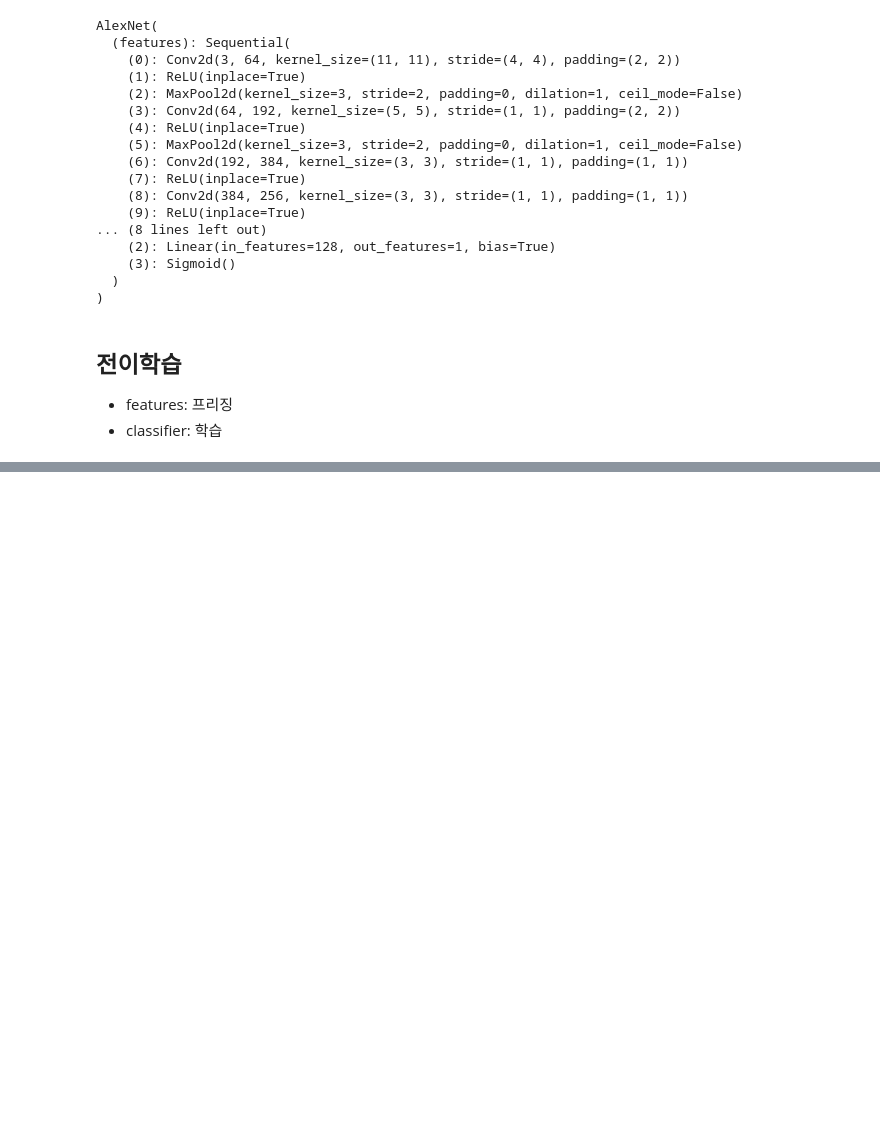
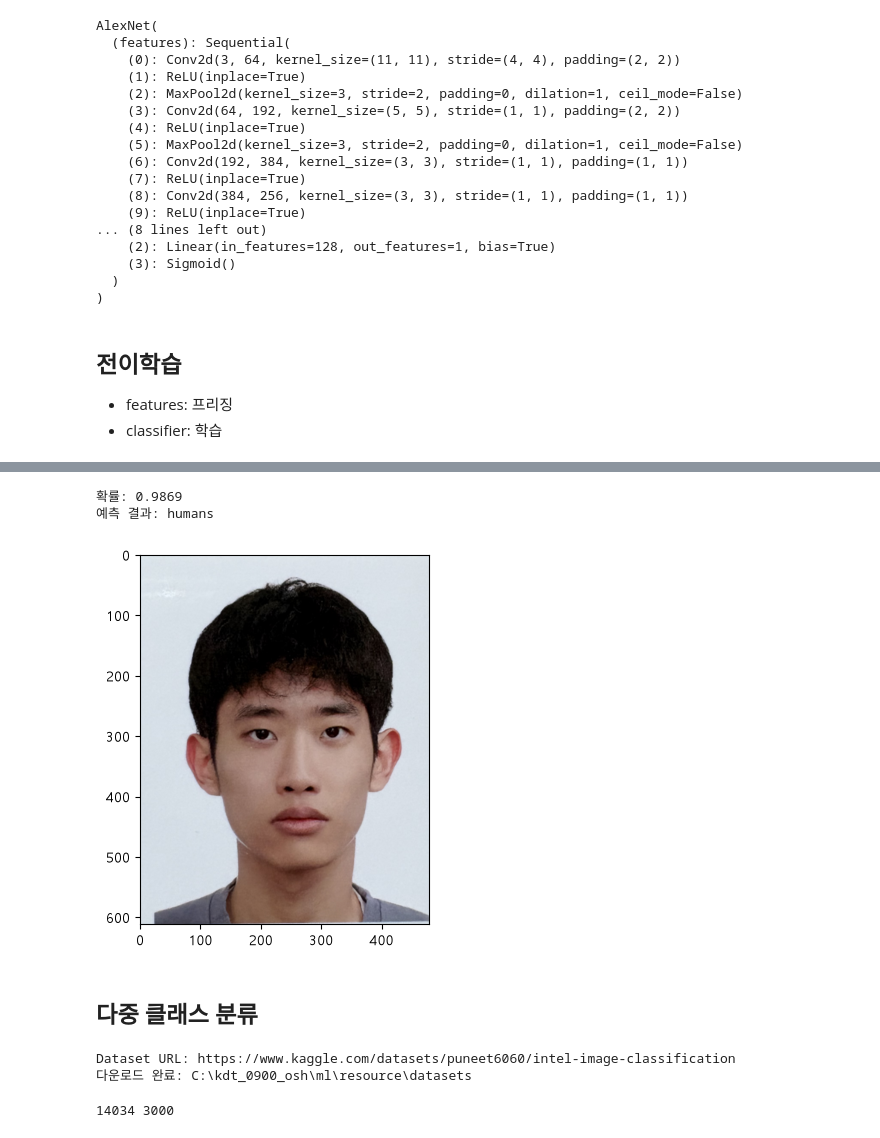
Before and after one commit to shoh03/kdt-ml, a Jupyter notebook: 18. 전이학습(Alexnet, ResNet).ipynb, the cells around one changed output, grey strips where cells are left out. Drawn from its saved outputs; the diff is of its cells as text; code cells hidden in the pictures; blank space fills up the shorter version.

```diff
--- a/18. 전이학습(Alexnet, ResNet).ipynb
+++ b/18. 전이학습(Alexnet, ResNet).ipynb
@@ -271,0 +495,2 @@ def train_model_binary(model, model_name, train_loader, val_loader, criterion, o
+# %%
+model2 = models.resnet18(weights="IMAGENET1K_V1").to(device)
@@ -271,0 +524,7 @@ def train_model_binary(model, model_name, train_loader, val_loader, criterion, o
+# %%
+model2.fc = nn.Sequential(
+    nn.Linear(512, 128),
+    nn.ReLU(),
+    nn.Linear(128,1),
+    nn.Sigmoid()
+).to(device)
@@ -271,0 +564,44 @@ def train_model_binary(model, model_name, train_loader, val_loader, criterion, o
+# %%
+img_path = r"C:\kdt_0900_osh\ml\resource\face.png"
+img = Image.open(img_path).convert("RGB")
+
+img_tensor = test_transform(img).unsqueeze(0).to(device)
+
+model2.eval()
+with torch.no_grad():
+    pred = model2(img_tensor)
+    prob = pred.item()
+    pred_label = int(prob >= 0.5)
+
+class_names = train_dataset.classes
+print(f"확률: {prob:.4f}")
+print(f"예측 결과: {class_names[pred_label]}")
+plt.imshow(img)
+plt.show()
+# %% [output]
+확률: 0.9869
+예측 결과: humans
+[figure, added]
+# %% [markdown]
+## 다중 클래스 분류
+# %%
+from kaggle.api.kaggle_api_extended import KaggleApi
+
+# 3. API 객체 생성 및 인증
+api = KaggleApi()
+api.authenticate()
+
+# 4. 다운로드할 폴더 경로 지정
+os.makedirs(base_path, exist_ok=True)
+
+# 5. 데이터셋 다운로드 (unzip=True로 자동 압축 해제)
+api.dataset_download_files(
+    dataset='puneet6060/intel-image-classification',
+    path=base_path,
+    unzip=True
+)
+
+print(f"다운로드 완료: {base_path}")
+# %% [output]
+Dataset URL: https://www.kaggle.com/datasets/puneet6060/intel-image-classification
+다운로드 완료: C:\kdt_0900_osh\ml\resource\datasets
@@ -271,0 +634,4 @@ def train_model_binary(model, model_name, train_loader, val_loader, criterion, o
+# %%
+print(len(train_dataset), len(test_dataset))
+# %% [output]
+14034 3000
```
Also changed, not shown: parts of 43 cells of this notebook, 7 other files.
